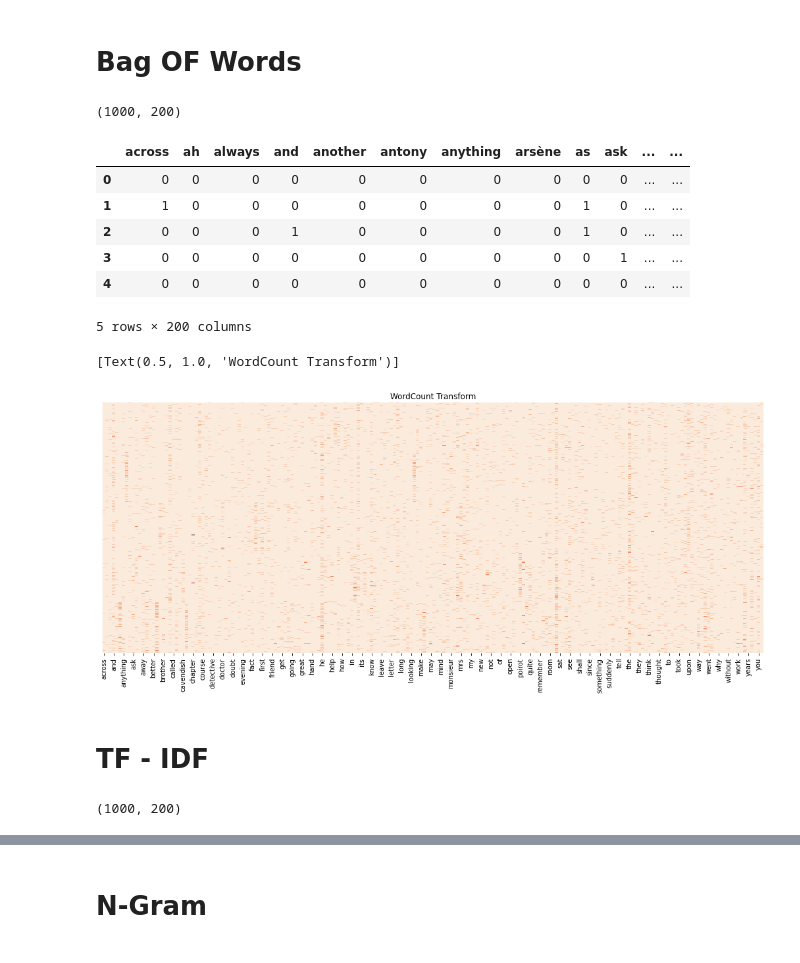
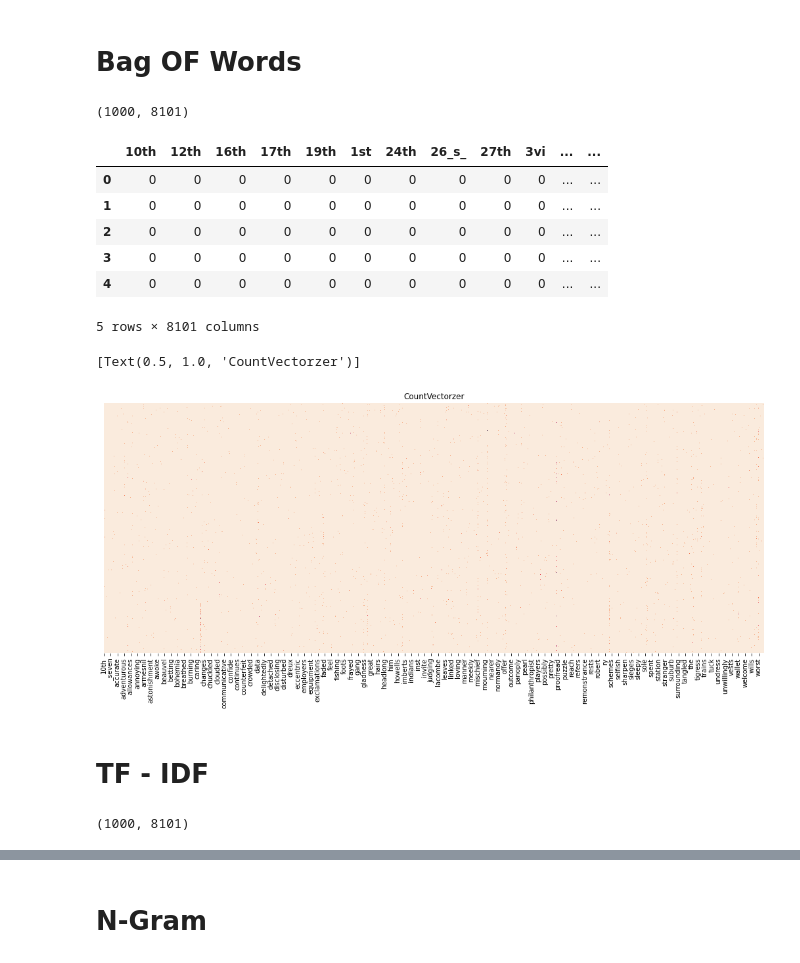
Before and after one commit to bhaskars9/Text-Classification, a Jupyter notebook: TextClassification.ipynb, the cells around one changed output, grey strips where cells are left out. Cells and saved outputs as stored; diff of their text form; code cells hidden in the pictures.

```diff
--- a/TextClassification.ipynb
+++ b/TextClassification.ipynb
@@ -26,7 +29,7 @@ from sklearn.neighbors import KNeighborsClassifier
 from sklearn.model_selection import cross_val_score
 from sklearn.metrics import accuracy_score as asc
 # %%
-df = pd.read_csv('filteredRecords.csv')
+df = pd.read_csv('filteredRecords2.csv')
 df.head()
 # %% [output]
 |  | text | label |
@@ -38,28 +51,28 @@ df.head()
 # %% [markdown]
 # Bag OF Words
 # %%
-vectorizer = CountVectorizer(max_features = 200)
+vectorizer = CountVectorizer()
 X = vectorizer.fit_transform(df.text).toarray()
 X.shape
 # %% [output]
-(1000, 200)
+(1000, 8101)
 # %%
-BOW_df = pd.DataFrame(X,columns = cv.get_feature_names())
+BOW_df = pd.DataFrame(X,columns = vectorizer.get_feature_names())
 BOW_df.head()
 # %% [output]
-|  | across | ah | always | and | another | antony | anything | arsène | as | ask | ... | ... |
+|  | 10th | 12th | 16th | 17th | 19th | 1st | 24th | 26_s_ | 27th | 3vi | ... | ... |
 | 0 | 0 | 0 | 0 | 0 | 0 | 0 | 0 | 0 | 0 | 0 | ... | ... |
-| 1 | 1 | 0 | 0 | 0 | 0 | 0 | 0 | 0 | 1 | 0 | ... | ... |
-| 2 | 0 | 0 | 0 | 1 | 0 | 0 | 0 | 0 | 1 | 0 | ... | ... |
-| 3 | 0 | 0 | 0 | 0 | 0 | 0 | 0 | 0 | 0 | 1 | ... | ... |
+| 1 | 0 | 0 | 0 | 0 | 0 | 0 | 0 | 0 | 0 | 0 | ... | ... |
+| 2 | 0 | 0 | 0 | 0 | 0 | 0 | 0 | 0 | 0 | 0 | ... | ... |
+| 3 | 0 | 0 | 0 | 0 | 0 | 0 | 0 | 0 | 0 | 0 | ... | ... |
 | 4 | 0 | 0 | 0 | 0 | 0 | 0 | 0 | 0 | 0 | 0 | ... | ... |
-5 rows × 200 columns
+5 rows × 8101 columns
 # %%
 plt.figure(figsize=(18,7))
-sns.heatmap(BOW_df, cbar =False,yticklabels = False, cmap = 'rocket_r').set(title='WordCount Transform')
+sns.heatmap(BOW_df, cbar =False,yticklabels = False, cmap = 'rocket_r').set(title='CountVectorzer')
 # %% [output]
-[Text(0.5, 1.0, 'WordCount Transform')]
+[Text(0.5, 1.0, 'CountVectorzer')]
-[figure, old version]
+[figure, new version]
 # %% [markdown]
 # TF - IDF
 # %%
@@ -67,5 +80,5 @@ tfidf_transformer = TfidfTransformer()
 X_tfidf = tfidf_transformer.fit_transform(X).toarray()
 X_tfidf.shape
 # %% [output]
-(1000, 200)
+(1000, 8101)
 # %%
```
Also changed, not shown: parts of 11 cells of this notebook, 4 other files.
